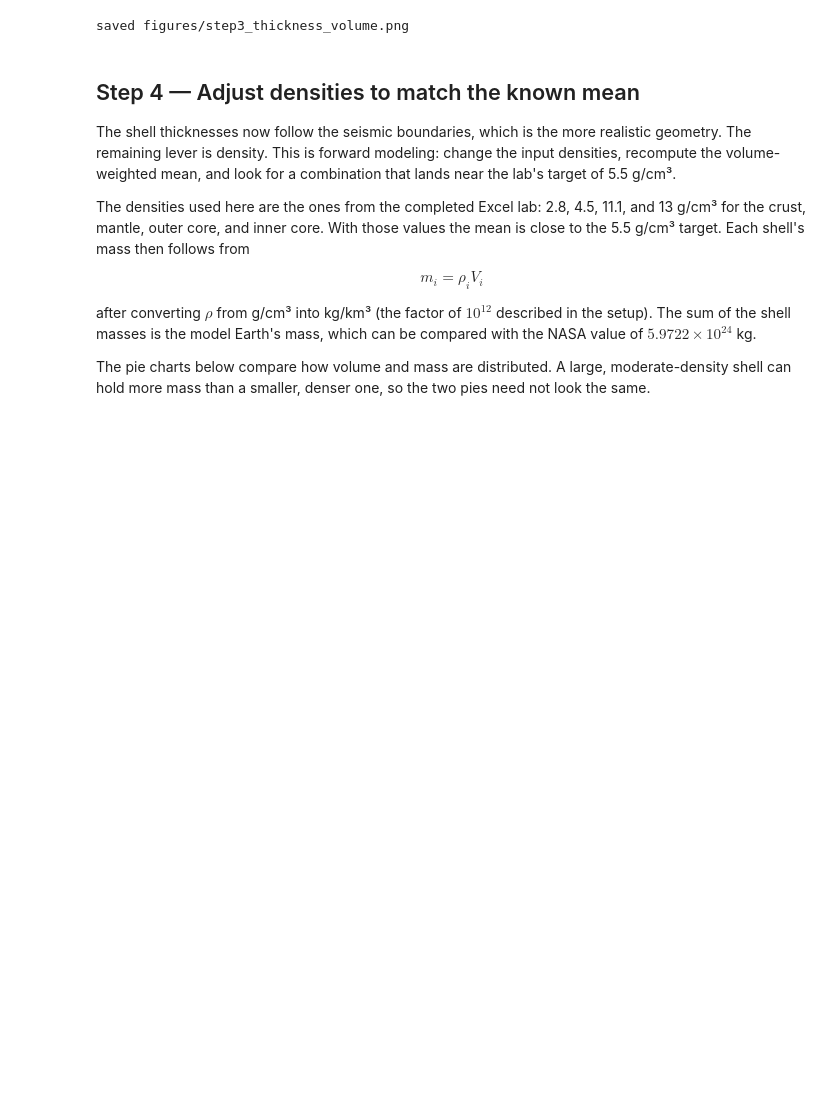
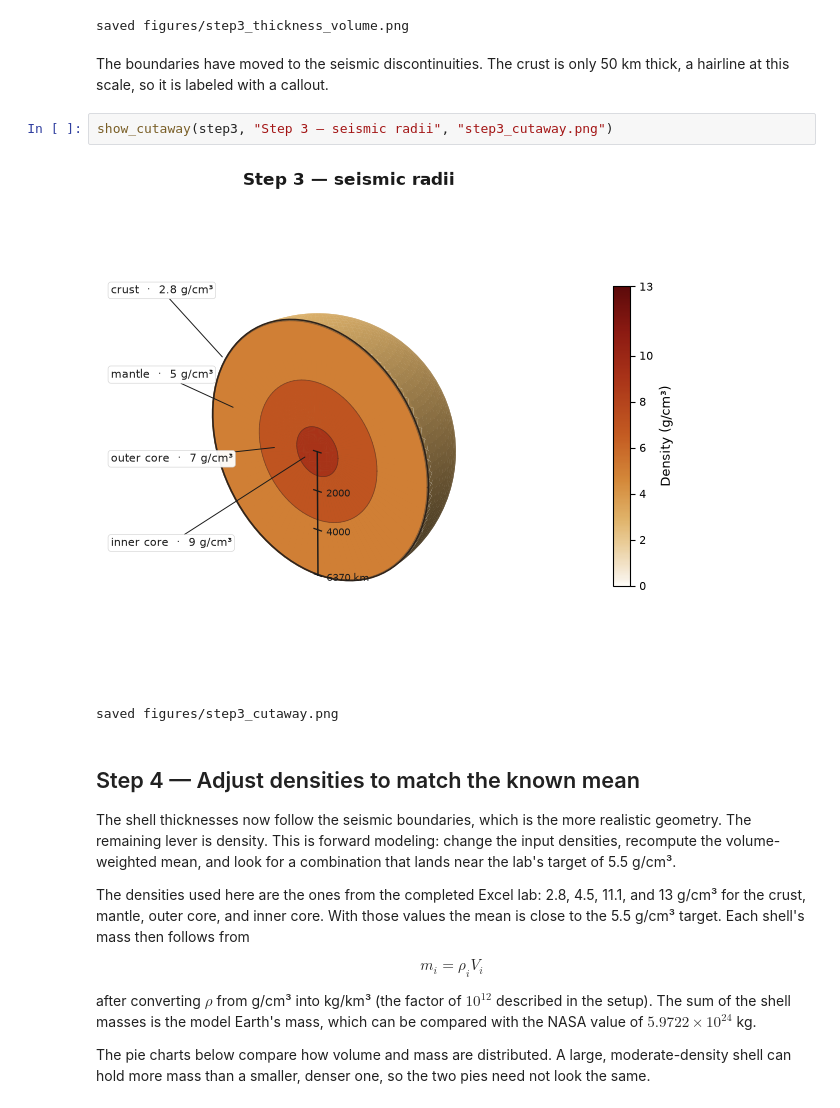
Before and after one commit to adrianayalav-a11y/erth-labs, a Jupyter notebook: lab01-earth-density/lab01_earth_density.ipynb, the cells around one changed output. Drawn from its saved outputs; the diff is of its cells as text; blank space fills up the shorter version.

```diff
--- a/lab01-earth-density/lab01_earth_density.ipynb
+++ b/lab01-earth-density/lab01_earth_density.ipynb
@@ -352,6 +622,13 @@ Volume-weighted average density: 5.288750 g/cm³
 | inner core | 1220 | 6370 | 1220 | 7.606206e+09 | 9 |
 [figure]
 saved figures/step3_thickness_volume.png
+# %% [markdown]
+The boundaries have moved to the seismic discontinuities. The crust is only 50 km thick, a hairline at this scale, so it is labeled with a callout.
+# %%
+show_cutaway(step3, "Step 3 — seismic radii", "step3_cutaway.png")
+# %% [output]
+[figure, added]
+saved figures/step3_cutaway.png
 # %% [markdown]
 ## Step 4 — Adjust densities to match the known mean
 
```
Also changed, not shown: parts of 13 cells of this notebook, 8 other files.
